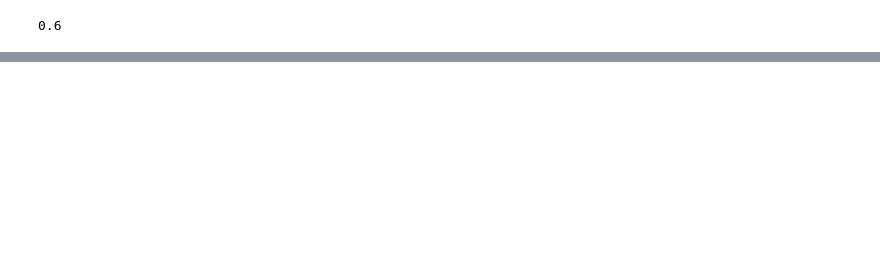
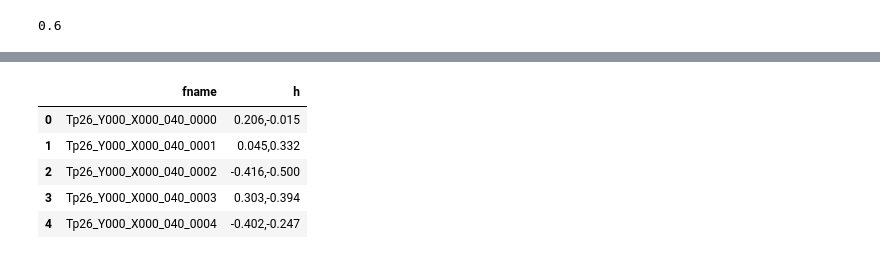
Before and after one commit to tristaaan/stitch-eval, a Jupyter notebook: notebooks/HNet_data_preprocessor.ipynb, the cells around one changed output, grey strips where cells are left out. Drawn from its saved outputs; the diff is of its cells as text; code cells hidden in the pictures; blank space fills up the shorter version.

```diff
--- a/notebooks/HNet_data_preprocessor.ipynb
+++ b/notebooks/HNet_data_preprocessor.ipynb
@@ -318,0 +373,52 @@ df.head()
+# %%
+df = pd.DataFrame(columns=['fname', 'h'])
+min_patch_size = 512
+max_patch_size = 1024
+overlap = 0.5
+
+output_size = (128, 128)
+ratio = output_size[0] / patch_size
+
+'''
+we have 8*15 = 120 images right now...
+100 = 1200
+500 = 60,000
+750 = 90,000
+1000 = 120,000
+4167 = 500,040
+'''
+
+output_dir = '../data/hnet_rigid_training_multiscale_128_%s' % datetime.date.today().isoformat()
+try:
+    mkdir(output_dir)
+except FileExistsError:
+    output_dir += np.randint(0,1000)
+    print('directory already exists, creating %s' % output_dir)
+    mkdir(output_dir)
+
+patches_per_image = 500
+
+for f in all_files:
+    fname,ext = os.path.basename(f).split('.')
+    im = cv2.imread(f, cv2.IMREAD_UNCHANGED)
+    for p in range(0, patches_per_image):
+        A,B,Hab = create_multiscale_rigid_patches(im, min_patch_size, max_patch_size, \
+                                                  output_size, overlap)
+        fbase = '%s_%s' % (fname, str(p).rjust(4, '0'))
+        A_name = '%s_A.%s' % (fbase, ext)
+        B_name = '%s_B.%s' % (fbase, ext)
+        cv2.imwrite(os.path.join(output_dir, A_name), cv2.resize(A, output_size, interpolation=cv2.INTER_NEAREST))
+        cv2.imwrite(os.path.join(output_dir, B_name), cv2.resize(B, output_size, interpolation=cv2.INTER_NEAREST))
+        hab_1d = ','.join(list(map(lambda x: '%0.03f' % float(x), Hab)))
+        df = df.append({'fname':fbase, 'h':hab_1d}, ignore_index=True)
+
+df.to_csv(os.path.join(output_dir, 'homographies.tsv'),sep='\t')
+# %%
+df.head()
+# %% [output]
+|  | fname | h |
+| 0 | Tp26_Y000_X000_040_0000 | 0.206,-0.015 |
+| 1 | Tp26_Y000_X000_040_0001 | 0.045,0.332 |
+| 2 | Tp26_Y000_X000_040_0002 | -0.416,-0.500 |
+| 3 | Tp26_Y000_X000_040_0003 | 0.303,-0.394 |
+| 4 | Tp26_Y000_X000_040_0004 | -0.402,-0.247 |
```
Also changed, not shown: parts of 7 cells of this notebook, 1 other file.
